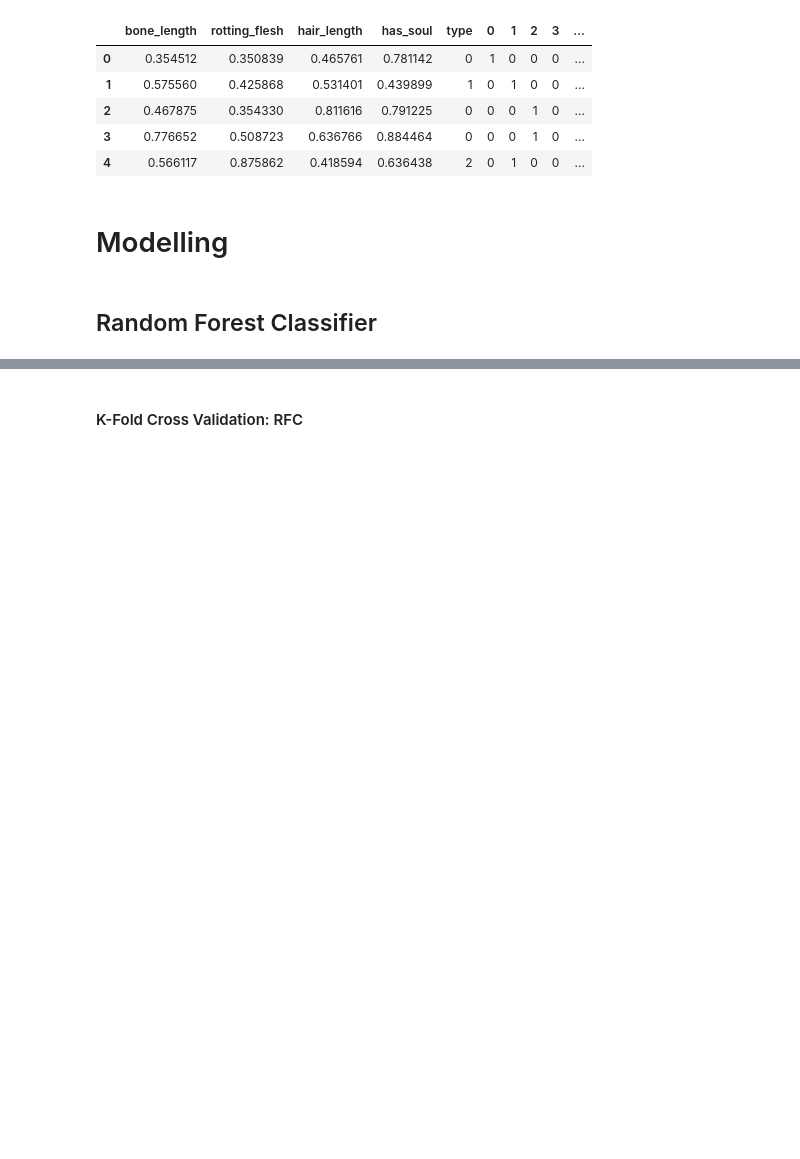
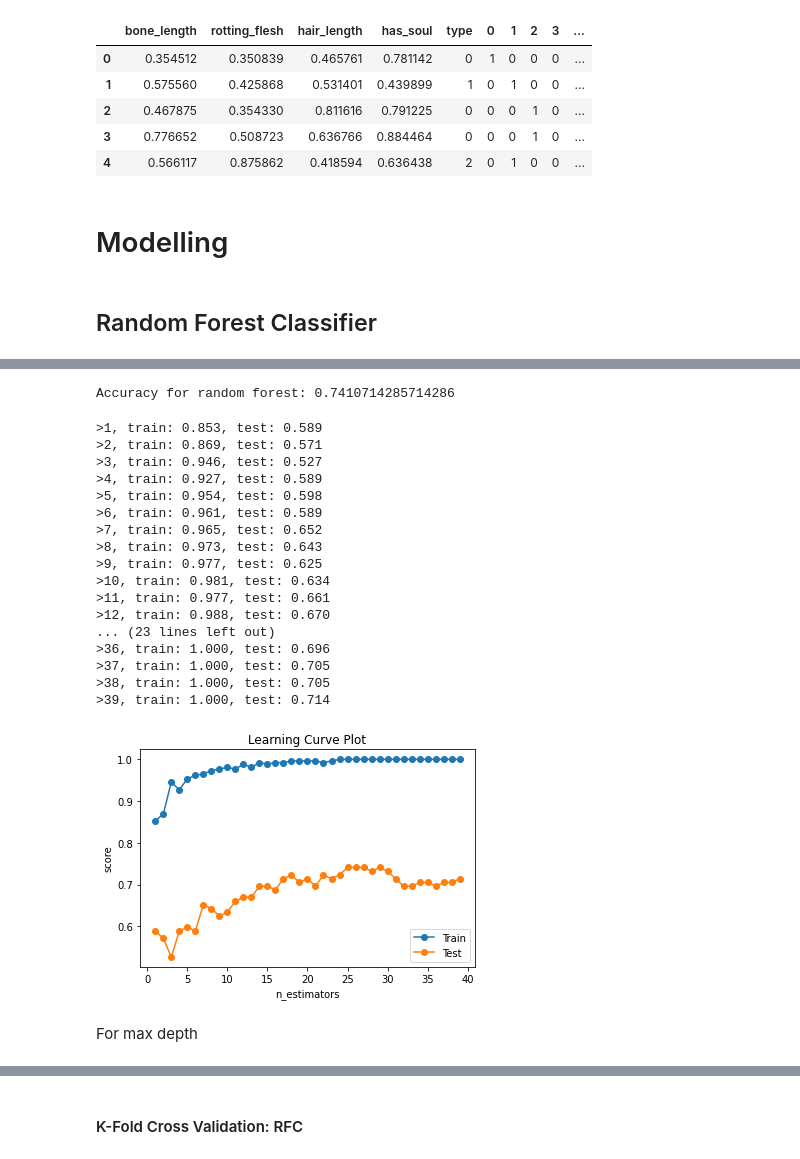
Before and after one commit to danielk434/MLProject, a Jupyter notebook: MLProject.ipynb, the cells around one changed output, grey strips where cells are left out. Drawn from its saved outputs; the diff is of its cells as text; code cells hidden in the pictures; blank space fills up the shorter version.

```diff
--- a/MLProject.ipynb
+++ b/MLProject.ipynb
@@ -148 +171,70 @@ X_train, X_test, y_train, y_test = train_test_split(X, y, random_state=30, test_
+# %%
+#Best Random Forest Classification at n_estimator = 25
+d = 25
+
+rf = RandomForestClassifier(n_estimators=d, random_state=0)
+rf.fit(X_train, y_train)
+y_pred = rf.predict(X_test)
+rf_acc = accuracy_score(y_test, y_pred)
+print('Accuracy for random forest: '+str(rf_acc))
+# %% [output]
+Accuracy for random forest: 0.7410714285714286
+# %%
+from matplotlib import pyplot
+features = ['bone_length', 'rotting_flesh', 'hair_length', 'has_soul', 0, 1, 2, 3, 4, 5]
+X = df_train.loc[:, features]
+y = df_train['type']
+
+#train_test_split
+X_train, X_test, y_train, y_test = train_test_split(X, y, random_state=30, test_size=0.30)
+
+# define lists to collect scores
+train_scores, test_scores = list(), list()
+
+# define the number of trees to evaluate
+values = [i for i in range(1, 40)]
+
+# accuracy for each n_estimator
+for i in values:
+	rf = RandomForestClassifier(n_estimators=i, random_state=0)
+	rf.fit(X_train, y_train)
+	# evaluate on the train dataset
+	train_yhat = rf.predict(X_train)
+	train_acc = accuracy_score(y_train, train_yhat)
+	train_scores.append(train_acc)
+	# evaluate on the test dataset
+	test_yhat = rf.predict(X_test)
+	test_acc = accuracy_score(y_test, test_yhat)
+	test_scores.append(test_acc)
+	print('>%d, train: %.3f, test: %.3f' % (i, train_acc, test_acc))
+
+# plot of train and test scores vs n_estimators
+pyplot.plot(values, train_scores, '-o', label='Train')
+pyplot.plot(values, test_scores, '-o', label='Test')
+pyplot.xlabel('n_estimators')
+pyplot.ylabel('score')
+pyplot.title('Learning Curve Plot')
+pyplot.legend()
+pyplot.show()
+# %% [output]
+>1, train: 0.853, test: 0.589
+>2, train: 0.869, test: 0.571
+>3, train: 0.946, test: 0.527
+>4, train: 0.927, test: 0.589
+>5, train: 0.954, test: 0.598
+>6, train: 0.961, test: 0.589
+>7, train: 0.965, test: 0.652
+>8, train: 0.973, test: 0.643
+>9, train: 0.977, test: 0.625
+>10, train: 0.981, test: 0.634
+>11, train: 0.977, test: 0.661
+>12, train: 0.988, test: 0.670
+... (23 lines left out)
+>36, train: 1.000, test: 0.696
+>37, train: 1.000, test: 0.705
+>38, train: 1.000, test: 0.705
+>39, train: 1.000, test: 0.714
+[figure, added]
+# %% [markdown]
+For max depth
 # %%
```
Also changed, not shown: parts of 23 cells of this notebook.
